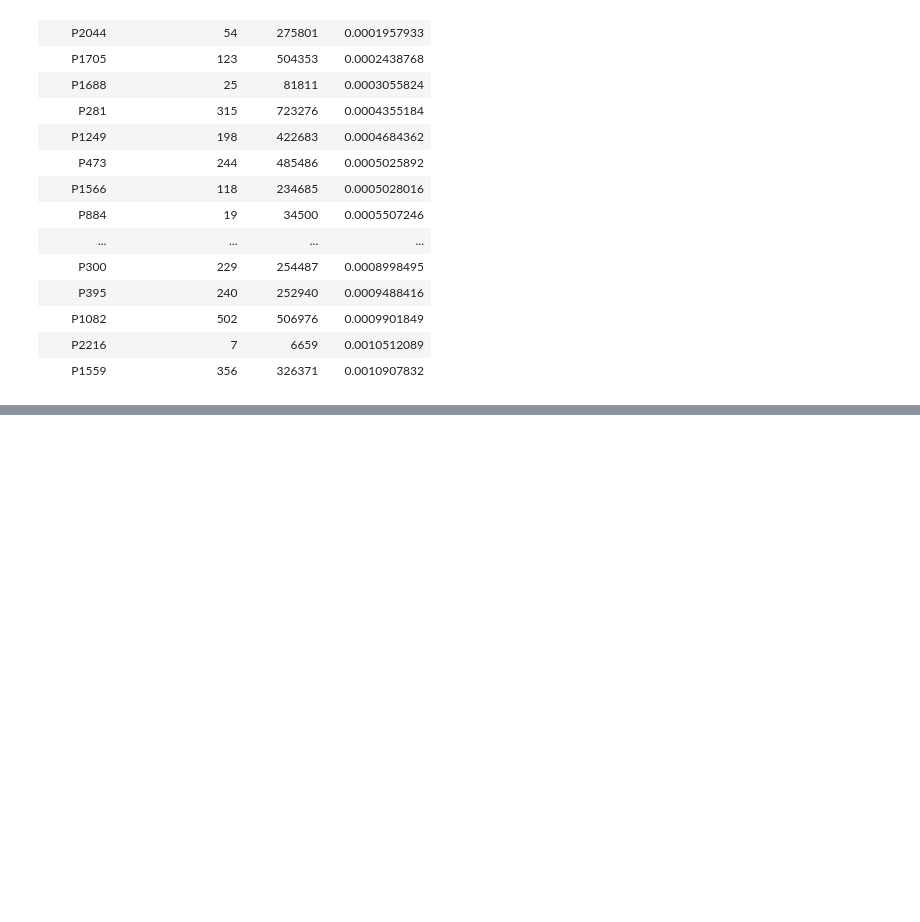
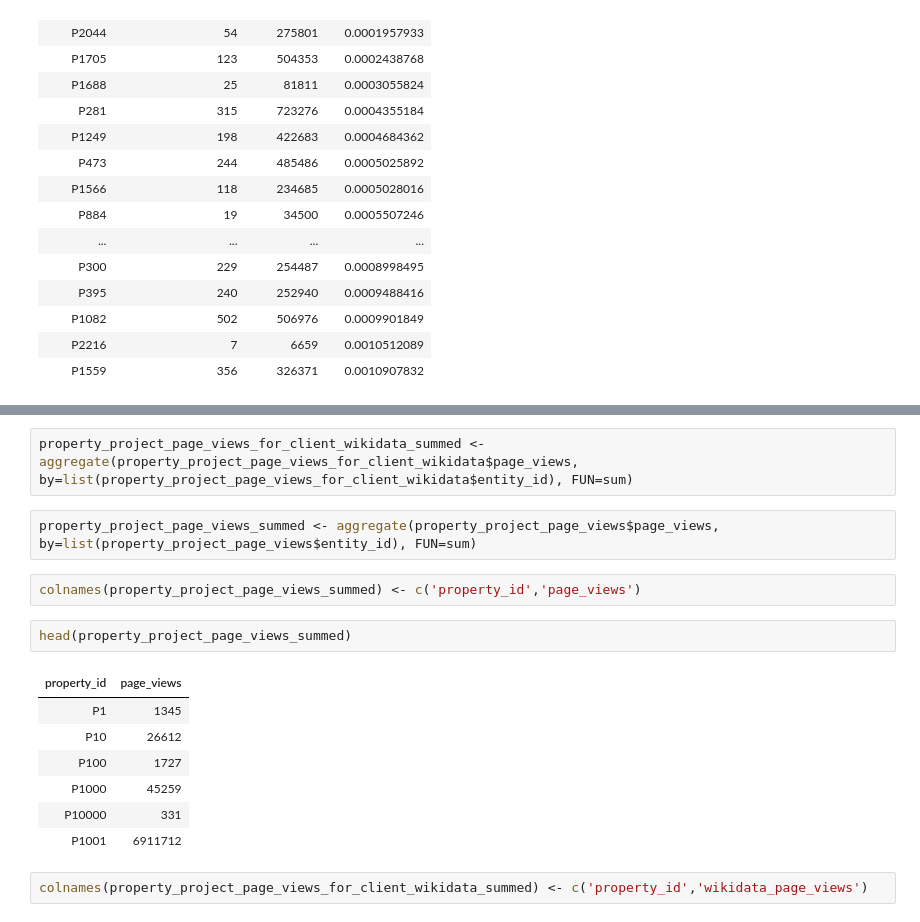
Before and after one commit to hall1467/wikidata_usage_tracking, a Jupyter notebook: jupyter_notebooks/entity_project_page_views.ipynb, the cells around one changed output, grey strips where cells are left out. Cells and saved outputs as stored; diff of their text form; blank space fills up the shorter version.

```diff
--- a/jupyter_notebooks/entity_project_page_views.ipynb
+++ b/jupyter_notebooks/entity_project_page_views.ipynb
@@ -300,0 +317,18 @@ head(page_frequency_by_property_merged_sorted_by_wikidata_average, n=25)
+# %%
+property_project_page_views_for_client_wikidata_summed <- aggregate(property_project_page_views_for_client_wikidata$page_views, by=list(property_project_page_views_for_client_wikidata$entity_id), FUN=sum)
+# %%
+property_project_page_views_summed <- aggregate(property_project_page_views$page_views, by=list(property_project_page_views$entity_id), FUN=sum)
+# %%
+colnames(property_project_page_views_summed) <- c('property_id','page_views')
+# %%
+head(property_project_page_views_summed)
+# %% [output]
+| property_id | page_views |
+| P1 | 1345 |
+| P10 | 26612 |
+| P100 | 1727 |
+| P1000 | 45259 |
+| P10000 | 331 |
+| P1001 | 6911712 |
+# %%
+colnames(property_project_page_views_for_client_wikidata_summed) <- c('property_id','wikidata_page_views')
```
Also changed, not shown: parts of 11 cells of this notebook, 1 other file.
